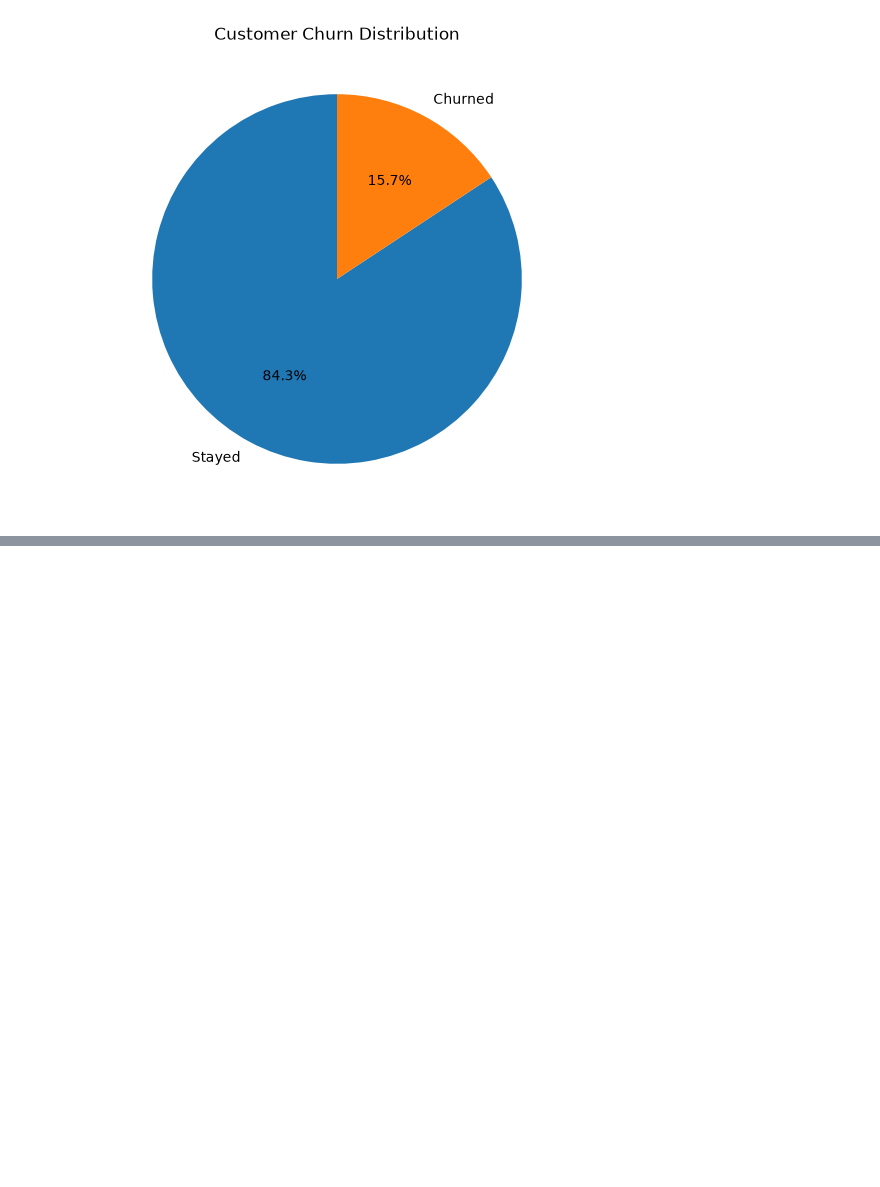
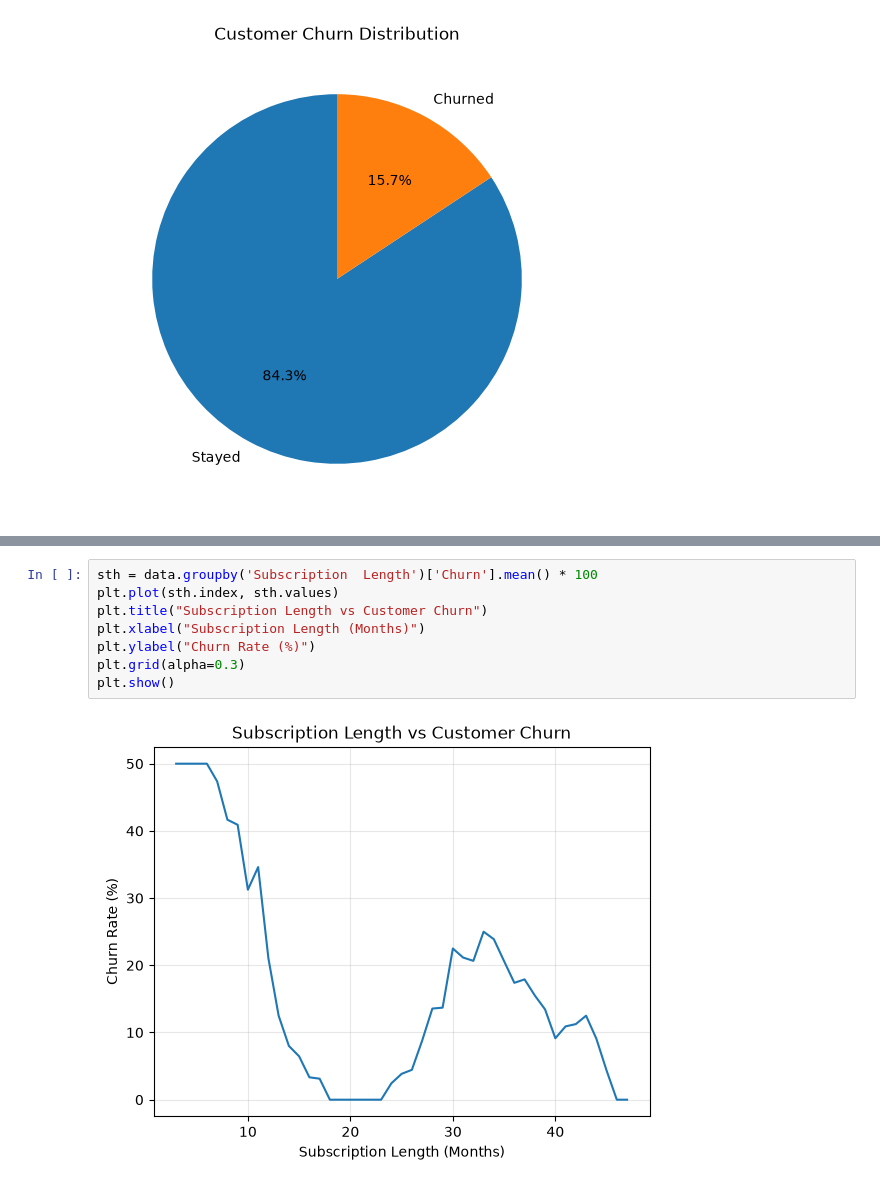
Before and after one commit to elisabed-sheshaberidze/AI-Task, a Jupyter notebook: task.ipynb, the cells around one changed output, grey strips where cells are left out. Drawn from its saved outputs; the diff is of its cells as text; blank space fills up the shorter version.

```diff
--- a/task.ipynb
+++ b/task.ipynb
@@ -100,0 +148,10 @@ plt.show()
+# %%
+sth = data.groupby('Subscription  Length')['Churn'].mean() * 100
+plt.plot(sth.index, sth.values)
+plt.title("Subscription Length vs Customer Churn")
+plt.xlabel("Subscription Length (Months)")
+plt.ylabel("Churn Rate (%)")
+plt.grid(alpha=0.3)
+plt.show()
+# %% [output]
+[figure, added]
```
Also changed, not shown: parts of 6 cells of this notebook.
